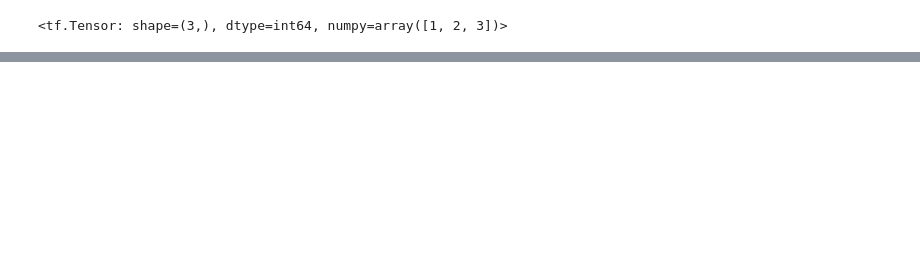
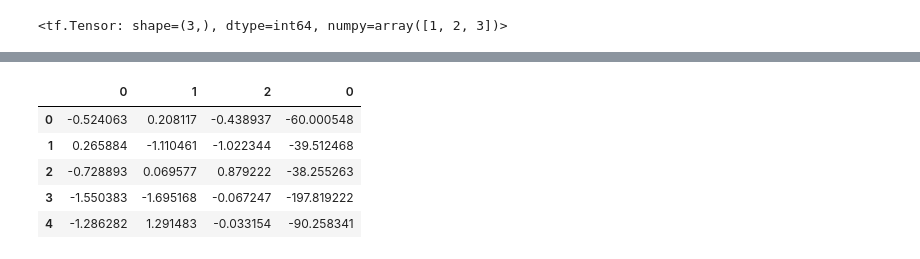
Before and after one commit to JJDataAnalyst-viz/Basics-of-Tensorflow, a Jupyter notebook: Deep.ipynb, the cells around one changed output, grey strips where cells are left out. Cells and saved outputs as stored; diff of their text form; code cells hidden in the pictures; blank space fills up the shorter version.

```diff
--- a/Deep.ipynb
+++ b/Deep.ipynb
@@ -141,0 +316,2 @@ array([[[ 0.0307604 ,  0.29017973,  1.2829775 ,  0.81271535,
+# %%
+X,y = make_regression(n_samples=1000,n_features=3,n_targets=1,noise=0.03)
@@ -141,0 +367,9 @@ array([[[ 0.0307604 ,  0.29017973,  1.2829775 ,  0.81271535,
+# %%
+df.head()
+# %% [output]
+|  | 0 | 1 | 2 | 0 |
+| 0 | -0.524063 | 0.208117 | -0.438937 | -60.000548 |
+| 1 | 0.265884 | -1.110461 | -1.022344 | -39.512468 |
+| 2 | -0.728893 | 0.069577 | 0.879222 | -38.255263 |
+| 3 | -1.550383 | -1.695168 | -0.067247 | -197.819222 |
+| 4 | -1.286282 | 1.291483 | -0.033154 | -90.258341 |
```
Also changed, not shown: parts of 54 cells of this notebook.
